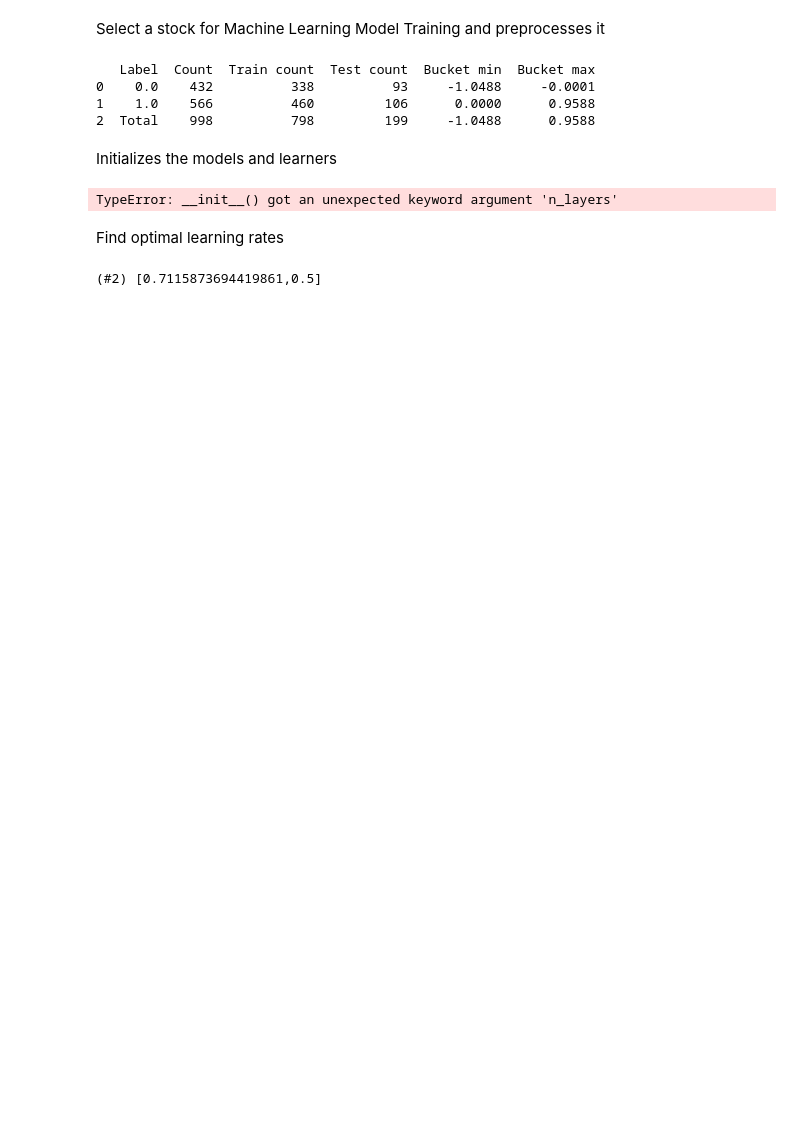
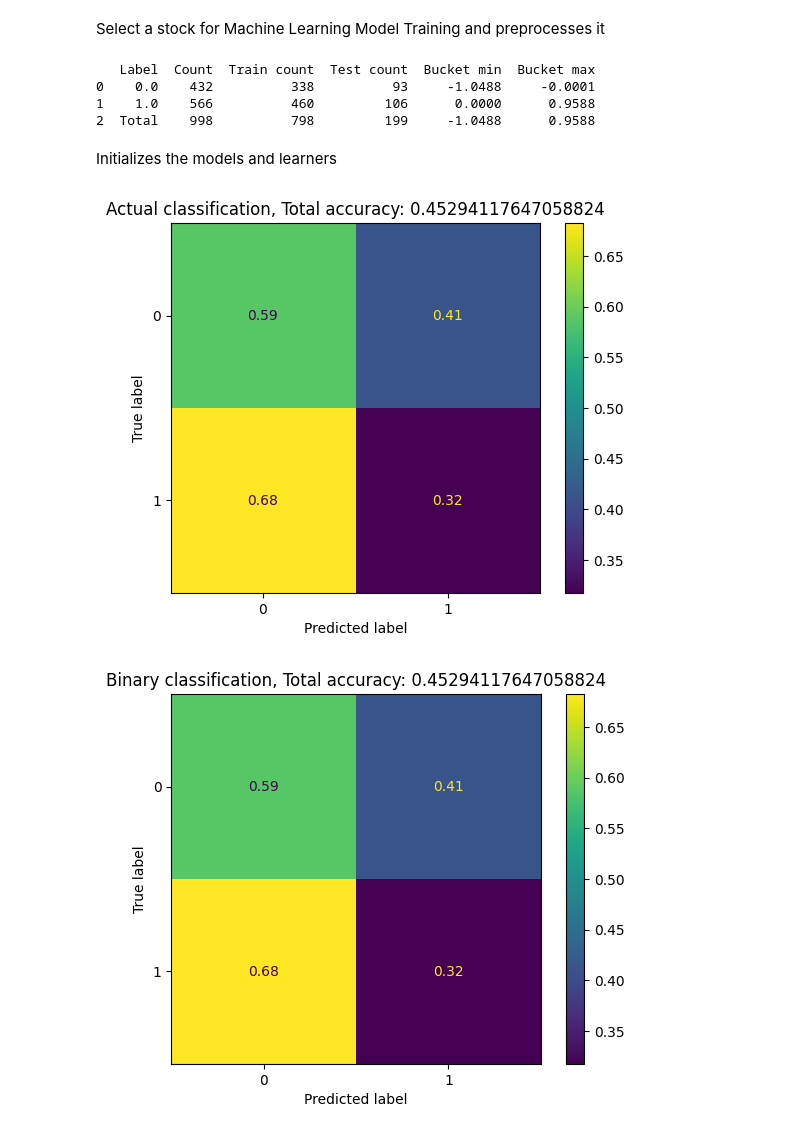
Before and after one commit to lukasmartinsson/Master-Thesis, a Jupyter notebook: main.ipynb, the cells around one changed output. Cells and saved outputs as stored; diff of their text form; code cells hidden in the pictures; blank space fills up the shorter version.

```diff
--- a/main.ipynb
+++ b/main.ipynb
@@ -130,49 +135,3 @@ dls = TSDataLoaders.from_dsets(dsets.train, dsets.valid, bs=batch_size)
 2  Total    998          798         199     -1.0488      0.9588
 # %% [markdown]
 Initializes the models and learners
-# %%
-nr_features = X.shape[1] # Number of features
-nr_labels = torch.unique(y).numel() # Number of labels
-
-model_params = {key: value for key, value in best_params.items() if key not in ('seq_length', 'batch_size', 'learning_rate')}
-
-# Initiates the models
-model_lstm_fcn = LSTM_FCNPlus(c_in=nr_features, c_out=nr_labels, **model_params, shuffle=False)
-#model_lstm = LSTMPlus(c_in=nr_features, c_out=nr_labels, seq_len=sequence_length)
-#model_tst = TST(c_in=nr_features, c_out=nr_labels, seq_len=sequence_length)
-#model_xcm = XCMPlus(c_in=nr_features, c_out=nr_labels, seq_len=sequence_length)
-
-models = {'LSTM_FCNPlus': model_lstm_fcn}#, 'LSTMPlus': model_lstm, 'TST': model_tst, 'XCMPlus': model_xcm}
-
-# Create Learner objects
-binary_classification_metrics = [accuracy]
-
-learn_lstm_fcn = Learner(dls, model_lstm_fcn, loss_func=LabelSmoothingCrossEntropyFlat(), metrics=accuracy)
-#learn_lstm = Learner(dls, model_lstm, loss_func=LabelSmoothingCrossEntropyFlat())
-#learn_tst = Learner(dls, model_tst, loss_func=LabelSmoothingCrossEntropyFlat())
-#learn_xcm = Learner(dls, model_xcm, loss_func=LabelSmoothingCrossEntropyFlat())
-
-learners = {'LSTM_FCNPlus': learn_lstm_fcn}#, 'LSTMPlus': learn_lstm, 'TST': learn_tst, 'XCMPlus': learn_xcm}
-# %% [output]
-TypeError: __init__() got an unexpected keyword argument 'n_layers'
-# %% [markdown]
-Find optimal learning rates
-# %%
-results = pd.DataFrame(columns=['Model Name', 'Rate', 'Accuracy', 'Training Time'])
-
-epochs = 3
-
-learning_rate = best_params.pop('learning_rate', None)
-
-
-for name, learner in learners.items():
-    start_time = time.time()
-    learner.fit_one_cycle(n_epoch=epochs, lr_max=learning_rate)
-    end_time = time.time()
-    training_time = round(end_time - start_time, 2)
-
-    loss = learner.validate()
-
-loss
-# %% [output]
-(#2) [0.7115873694419861,0.5]
@@ -178,0 +170,9 @@ loss
+# %%
+#Add plots automatically
+from Evaluation.evaluation_tsai import calculate_pseudo_return, get_plots_classification
+
+get_plots_classification(learners['TST'], X, y, splits, 1)
+calculate_pseudo_return
+# %% [output]
+[figure, added]
+[figure, added]
```
Also changed, not shown: parts of 6 cells of this notebook, 1 other file.
